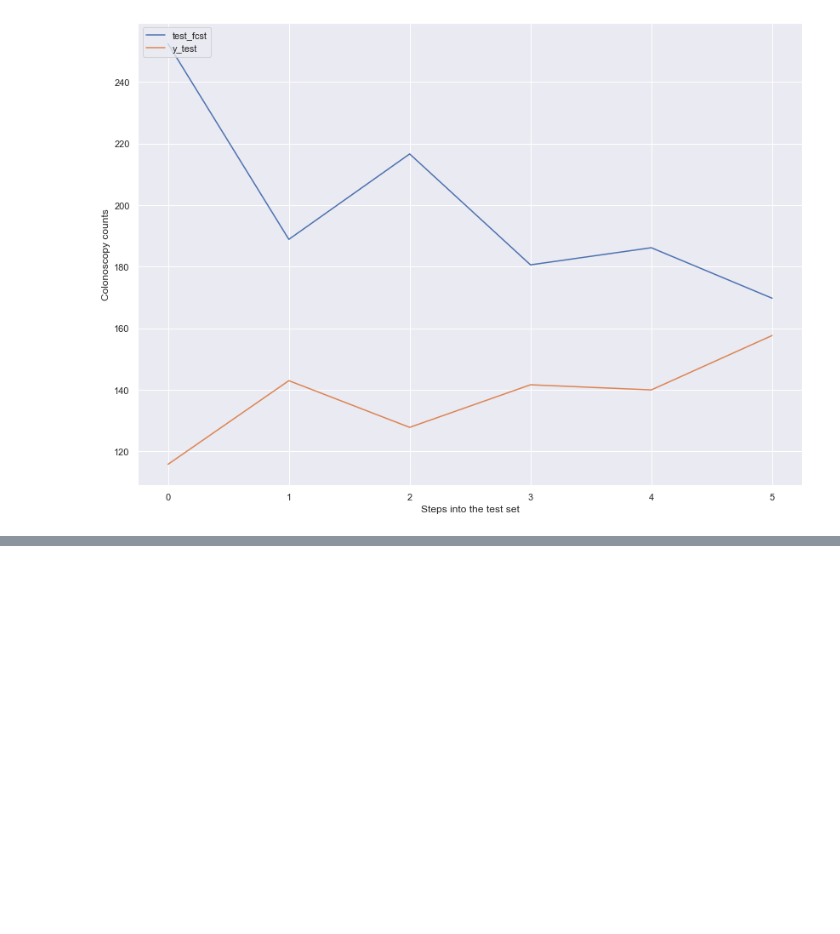
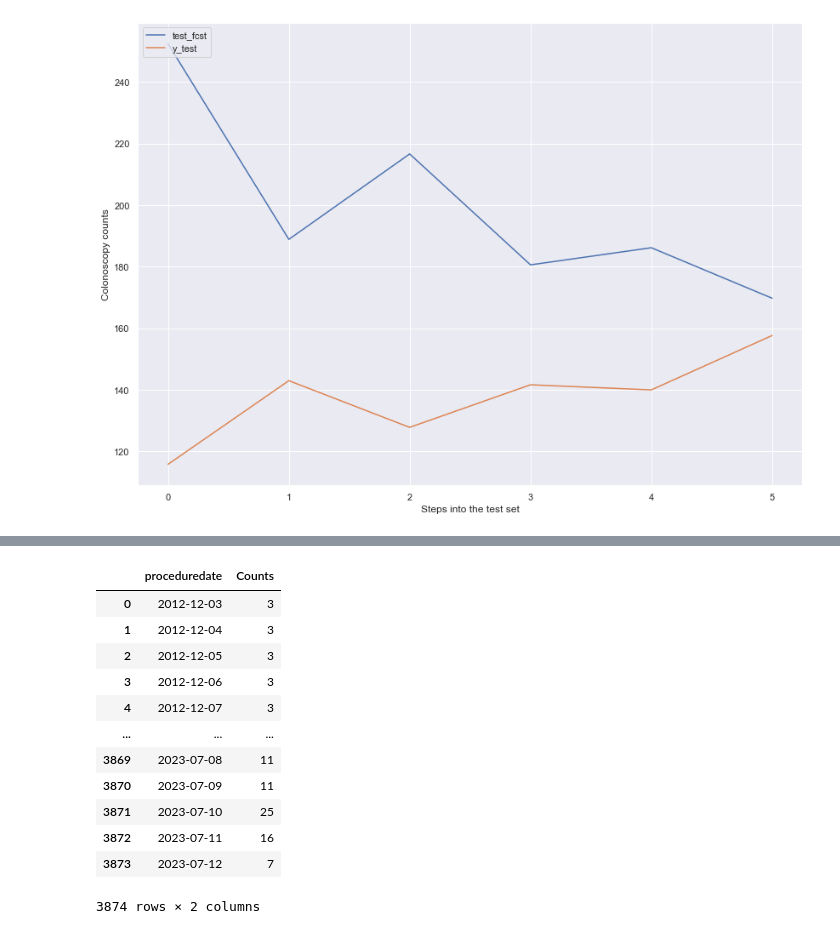
Before and after one commit to raku43/MScDACapstone, a Jupyter notebook: MScDA_Capstone.ipynb, the cells around one changed output, grey strips where cells are left out. Saved outputs shown, nothing was run; the diff lists cells and outputs as text; code cells hidden in the pictures; blank space fills up the shorter version.

```diff
--- a/MScDA_Capstone.ipynb
+++ b/MScDA_Capstone.ipynb
@@ -2778,0 +2779,18 @@ df_timeseriesPD
+# %%
+df_timeseriesPD.reset_index(inplace=True)
+df_timeseriesPD.rename(columns = {'ID':'Counts'}, inplace = True)
+df_timeseriesPD
+# %% [output]
+|  | proceduredate | Counts |
+| 0 | 2012-12-03 | 3 |
+| 1 | 2012-12-04 | 3 |
+| 2 | 2012-12-05 | 3 |
+| 3 | 2012-12-06 | 3 |
+| 4 | 2012-12-07 | 3 |
+| ... | ... | ... |
+| 3869 | 2023-07-08 | 11 |
+| 3870 | 2023-07-09 | 11 |
+| 3871 | 2023-07-10 | 25 |
+| 3872 | 2023-07-11 | 16 |
+| 3873 | 2023-07-12 | 7 |
+3874 rows × 2 columns
```
Also changed, not shown: parts of 190 cells of this notebook.
